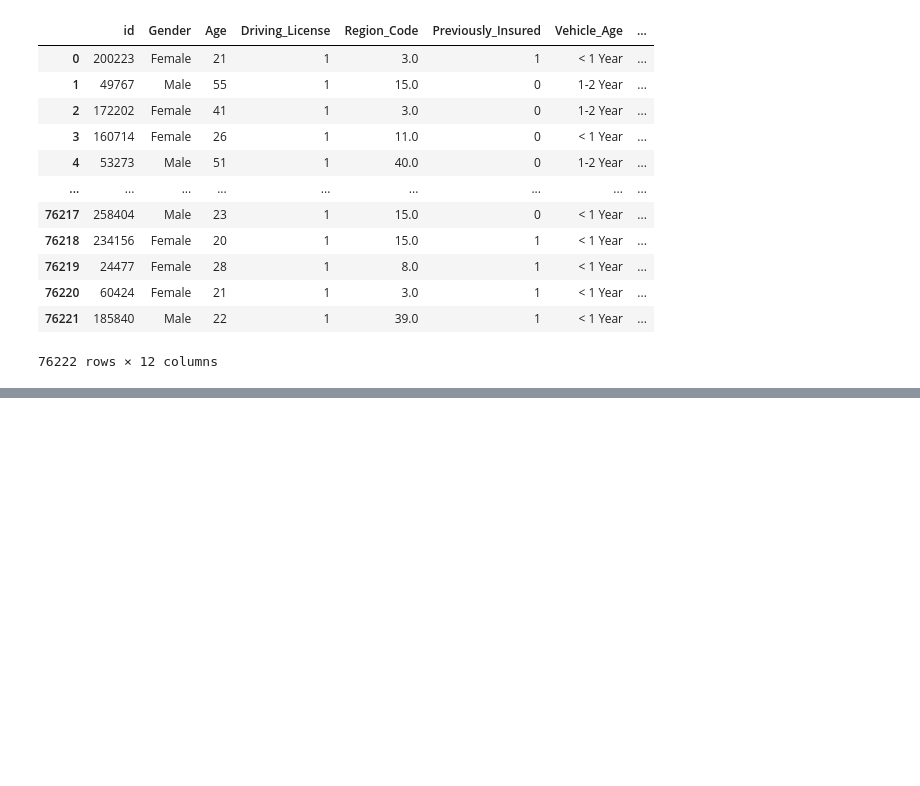
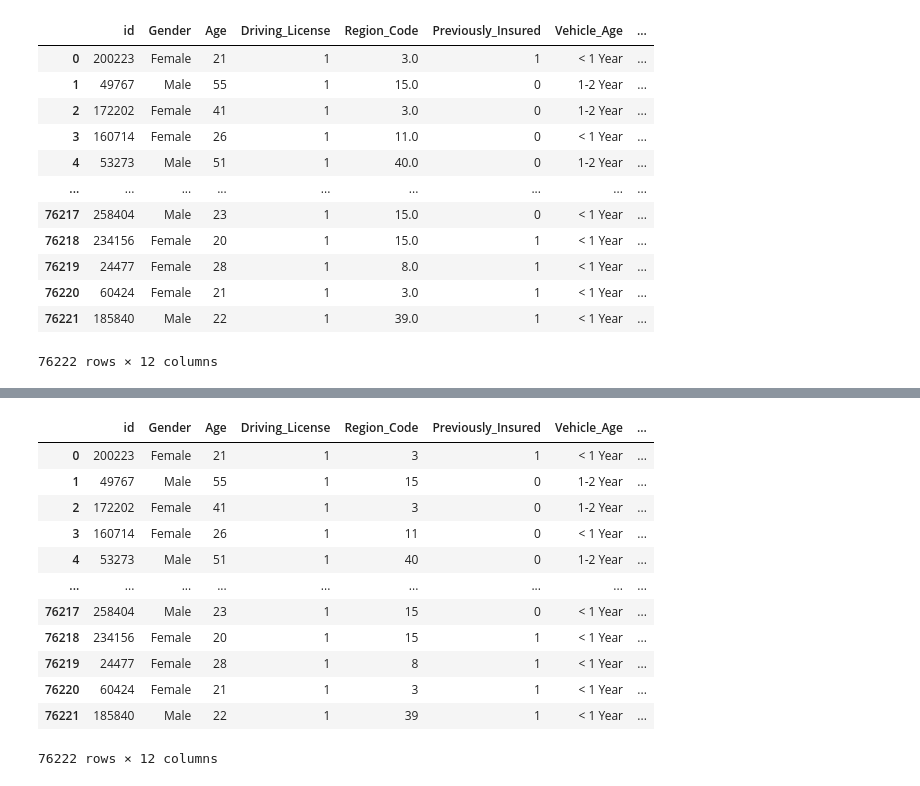
Before and after one commit to EDJR94/pa004_health_insurance, a Jupyter notebook: notebooks/pa004_v2_health_insurance - Copia.ipynb, the cells around one changed output, grey strips where cells are left out. Drawn from its saved outputs; the diff is of its cells as text; code cells hidden in the pictures; blank space fills up the shorter version.

```diff
--- a/notebooks/pa004_v2_health_insurance - Copia.ipynb
+++ b/notebooks/pa004_v2_health_insurance - Copia.ipynb
@@ -1162,0 +1142,37 @@ yhat_lgb_tunned[:,1].sum()
+# %%
+path = 'C:/Users/edils/repos/pa004_health_insurance/'
+model = pickle.load(open(path + 'src/models/model_lgb.pkl','rb'))
+
+
+pipeline = HealthInsurance()
+
+#Data Description
+df1 = pipeline.rename_columns(X_test)
+
+#Data Transformation
+df2 = pipeline.rename_categorical(df1)
+
+#Data Encoding
+df3 = pipeline.data_encoding(df2)
+
+#Data Rescalling
+df4 = pipeline.data_rescalling(df3)
+
+#prediction
+df_response = pipeline.get_prediction(model, X_test, df4)
+# %%
+pd.read_json(df_response)
+# %% [output]
+|  | id | Gender | Age | Driving_License | Region_Code | Previously_Insured | Vehicle_Age | ... |
+| 0 | 200223 | Female | 21 | 1 | 3 | 1 | < 1 Year | ... |
+| 1 | 49767 | Male | 55 | 1 | 15 | 0 | 1-2 Year | ... |
+| 2 | 172202 | Female | 41 | 1 | 3 | 0 | 1-2 Year | ... |
+| 3 | 160714 | Female | 26 | 1 | 11 | 0 | < 1 Year | ... |
+| 4 | 53273 | Male | 51 | 1 | 40 | 0 | 1-2 Year | ... |
+| ... | ... | ... | ... | ... | ... | ... | ... | ... |
+| 76217 | 258404 | Male | 23 | 1 | 15 | 0 | < 1 Year | ... |
+| 76218 | 234156 | Female | 20 | 1 | 15 | 1 | < 1 Year | ... |
+| 76219 | 24477 | Female | 28 | 1 | 8 | 1 | < 1 Year | ... |
+| 76220 | 60424 | Female | 21 | 1 | 3 | 1 | < 1 Year | ... |
+| 76221 | 185840 | Male | 22 | 1 | 39 | 1 | < 1 Year | ... |
+76222 rows × 12 columns
```
Also changed, not shown: parts of 21 cells of this notebook, 1 other file.
